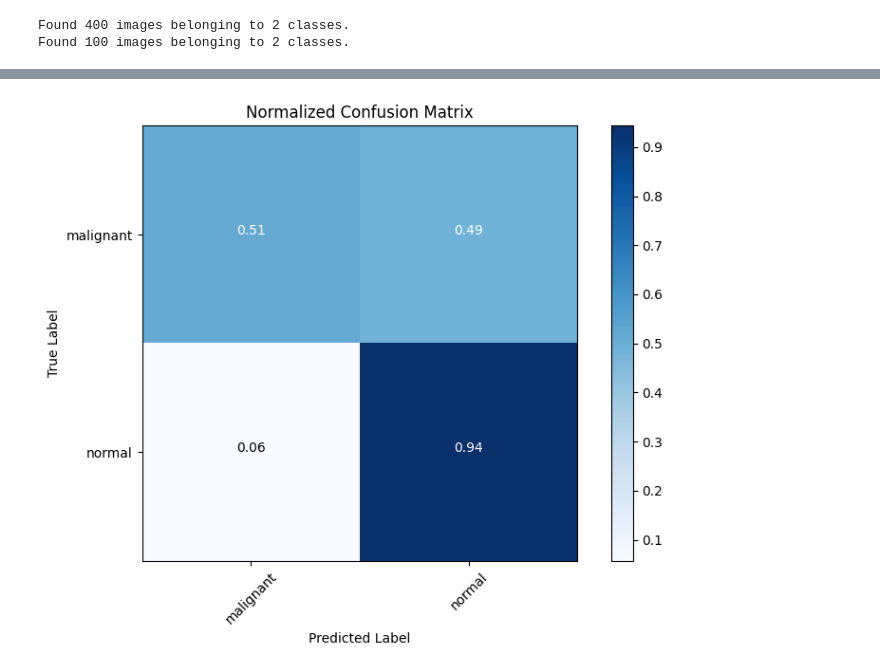
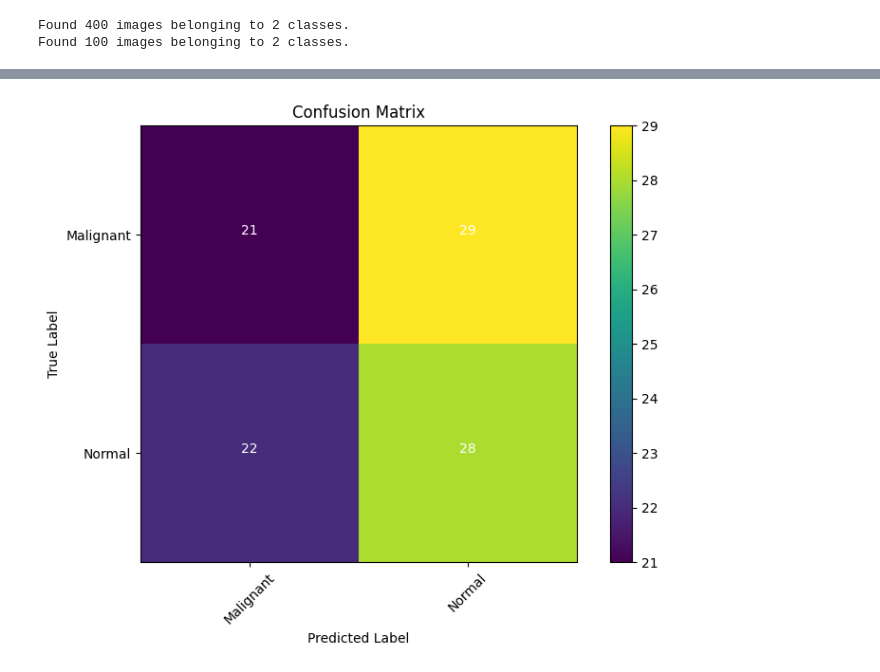
Before and after one commit to mahamjamal/BMEN415_final-project_g9, a Jupyter notebook: image-classification.ipynb, the cells around one changed output, grey strips where cells are left out. Drawn from its saved outputs; the diff is of its cells as text; code cells hidden in the pictures.

```diff
--- a/image-classification.ipynb
+++ b/image-classification.ipynb
@@ -146,24 +145,23 @@ from sklearn.metrics import classification_report, confusion_matrix
 # Define image dimensions and other parameters
 img_height = 128
 img_width = 128
-batch_size = 32
 epochs = 10
 
 # Create ImageDataGenerators for train and test data
 train_datagen = ImageDataGenerator(rescale=1./255)
-test_datagen = ImageDataGenerator(rescale=1./255, seed=42)
+test_datagen = ImageDataGenerator(rescale=1./255)
 
 
 train_generator = train_datagen.flow_from_directory(
     train_dir,
     target_size=(img_height, img_width),
-    batch_size=batch_size,
+    batch_size=400,
     class_mode='binary')
 
 test_generator = test_datagen.flow_from_directory(
     test_dir,
     target_size=(img_height, img_width),
-    batch_size=batch_size,
+    batch_size=100,
     class_mode='binary')
 # %% [output]
 Found 400 images belonging to 2 classes.
@@ -593,34 +725,31 @@ plt.show()
 # %%
-import numpy as np
-import matplotlib.pyplot as plt
+from sklearn.metrics import confusion_matrix as cm
 
-# Calculate confusion matrix
-cm = confusion_matrix(all_y_true, all_y_pred)
+# Define classes
+classes = ['Malignant', 'Normal']
 
-# Normalize confusion matrix
-cm_normalized = cm.astype('float') / cm.sum(axis=1)[:, np.newaxis]
+# Compute confusion matrix
+conf_matrix = cm(true_test_labels, y_test_pred)
 
 # Plot confusion matrix
 plt.figure(figsize=(8, 6))
-plt.imshow(cm_normalized, interpolation='nearest', cmap=plt.cm.Blues)
-plt.title('Normalized Confusion Matrix')
+plt.imshow(conf_matrix, interpolation='nearest')
+plt.title('Confusion Matrix')
 plt.colorbar()
-tick_marks = np.arange(len(test_generator.class_indices))
-plt.xticks(tick_marks, test_generator.class_indices, rotation=45)
-plt.yticks(tick_marks, test_generator.class_indices)
+tick_marks = np.arange(len(classes))
+plt.xticks(tick_marks, classes, rotation=45)
+plt.yticks(tick_marks, classes)
 
-# Add text annotations
-fmt = '.2f'
-thresh = cm_normalized.max() / 2.
-for i in range(cm_normalized.shape[0]):
-    for j in range(cm_normalized.shape[1]):
-        plt.text(j, i, format(cm_normalized[i, j], fmt),
+thresh = conf_matrix.max() / 2.
+for i in range(conf_matrix.shape[0]):
+    for j in range(conf_matrix.shape[1]):
+        plt.text(j, i, format(conf_matrix[i, j]),
                  horizontalalignment="center",
-                 color="white" if cm_normalized[i, j] > thresh else "black")
+                 color="white" if conf_matrix[i, j] > thresh else "black")
 
 plt.ylabel('True Label')
 plt.xlabel('Predicted Label')
 plt.tight_layout()
 plt.show()
 # %% [output]
-[figure, old version]
+[figure, new version]
```
Also changed, not shown: parts of 18 cells of this notebook.
